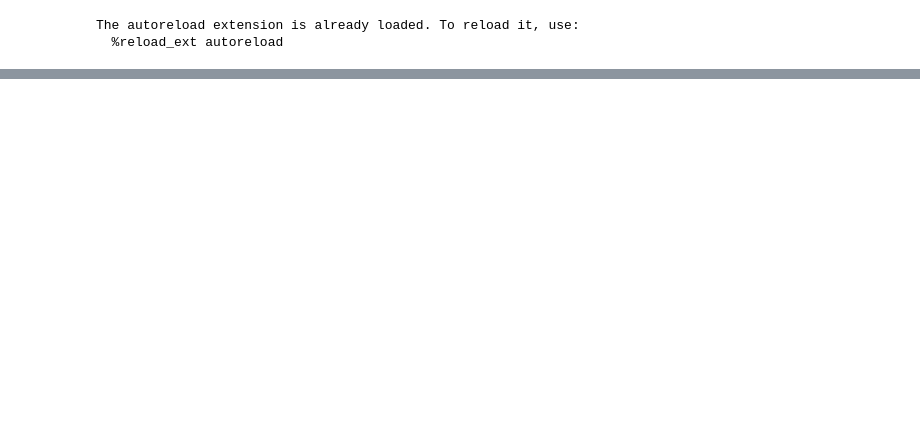
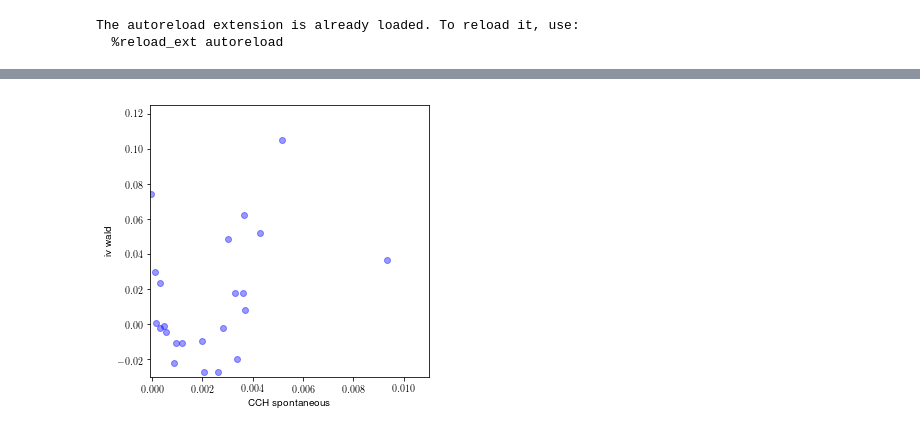
Before and after one commit to lepmik/causal-optogenetics-paper-data, a Jupyter notebook: Figure 6 HippocampalData.ipynb, the cells around one changed output, grey strips where cells are left out. Cells and saved outputs as stored; diff of their text form; code cells hidden in the pictures; blank space fills up the shorter version.

```diff
--- a/Figure 6 HippocampalData.ipynb
+++ b/Figure 6 HippocampalData.ipynb
@@ -163,0 +308,3 @@ AttributeError: module 'exana.statistics' has no attribute 'hollow_gaussian'
+# %%
+df_sigstim['intens_mean'] = df_sigstim['intens_mean'].astype(int)
+group_sigstim = df_sigstim.groupby(['animal', 'date', 'shank_unit', 'cluster', 'shank_stim'])
@@ -163,0 +470,18 @@ AttributeError: module 'exana.statistics' has no attribute 'hollow_gaussian'
+# %%
+fig, ax = plt.subplots(1, figsize=(5,5))
+
+#ax.set(xscale="log", yscale="log")
+
+ax.scatter(df_cch.loc[df_cch['boolcnnctdspont']==True]['transprobspont'],
+           df_cch.loc[df_cch['boolcnnctdspont']==True]['ivwald'],
+          c='b',
+          alpha=0.4)
+ax.set_xlim([-0.0001, 0.011])
+ax.set_ylim([-0.03, 0.125])
+ax.set_xlabel(r'CCH spontaneous')
+ax.set_ylabel(r'iv wald')
+ax.set_title('Comparison IV and CCH on spontaneous spikes')
+despine(ax)
+plt.show()
+# %% [output]
+[figure, added]
```
Also changed, not shown: parts of 63 cells of this notebook.
